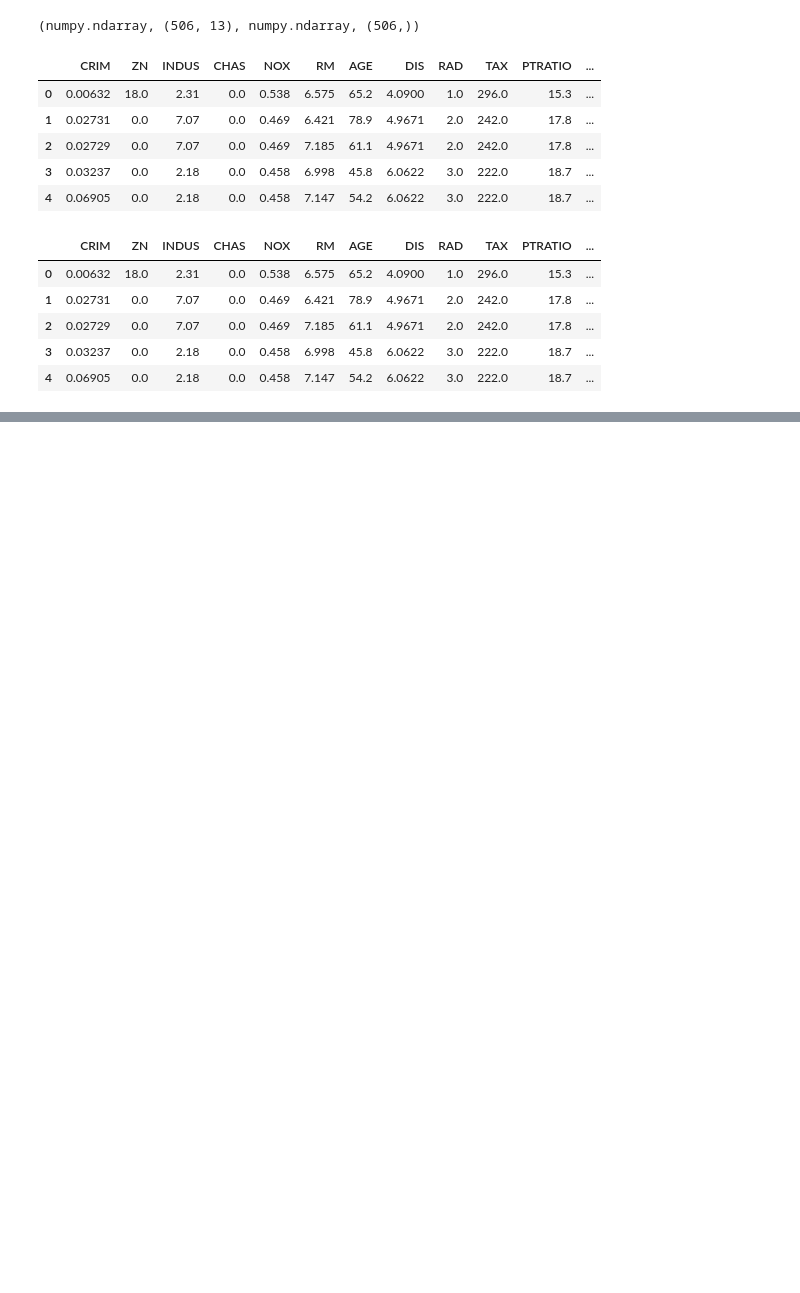
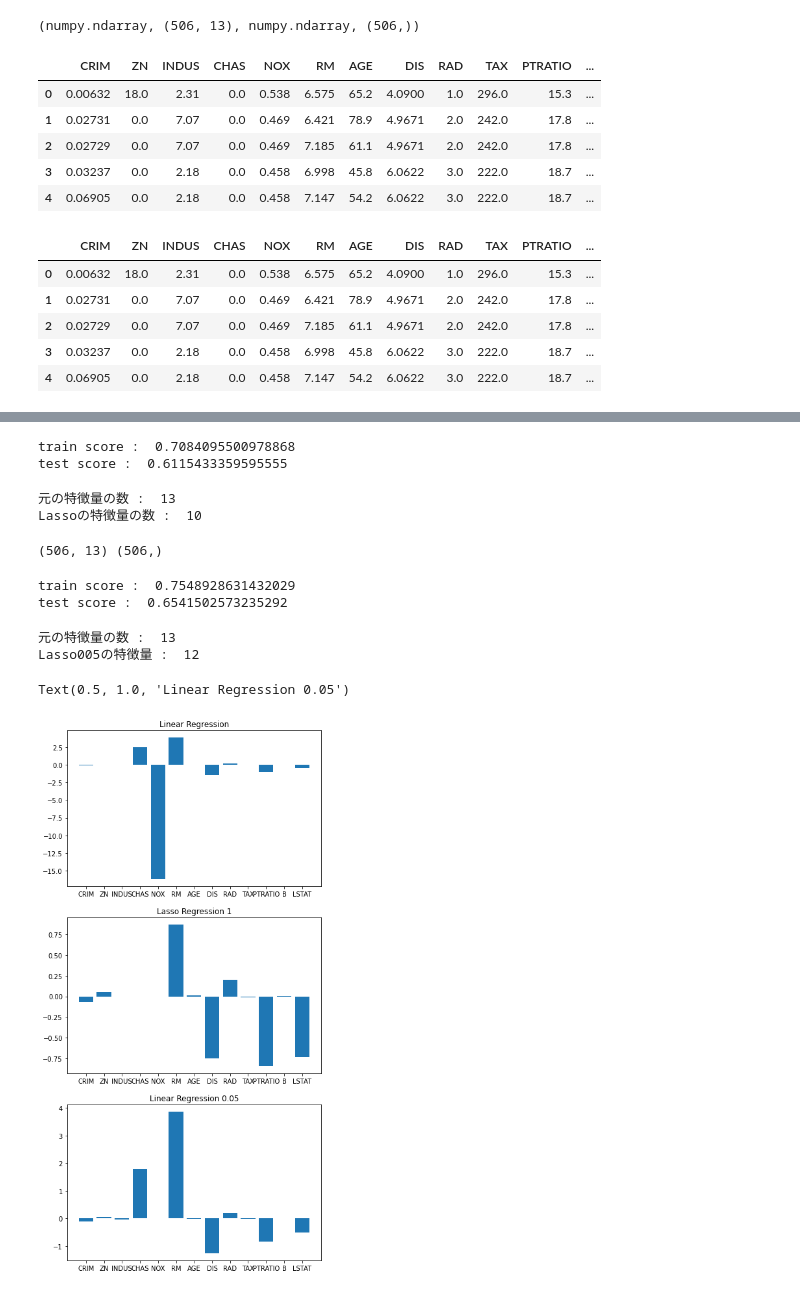
Before and after one commit to ash-coding/machine_learning, a Jupyter notebook: kikagaku/regression_with.ipynb, the cells around one changed output, grey strips where cells are left out. Saved outputs shown, nothing was run; the diff lists cells and outputs as text; code cells hidden in the pictures; blank space fills up the shorter version.

```diff
--- a/kikagaku/regression_with.ipynb
+++ b/kikagaku/regression_with.ipynb
@@ -43,0 +103,54 @@ df.head()
+# %%
+from sklearn.linear_model import Lasso
+lasso = Lasso(alpha = 1)
+# %%
+lasso.fit(x_train, t_train)
+print('train score : ', lasso.score(x_train, t_train))
+print('test score : ', lasso.score(x_test, t_test))
+# %% [output]
+train score :  0.7084095500978868
+test score :  0.6115433359595555
+# %%
+print('元の特徴量の数 : ', x.shape[1])
+print('Lassoの特徴量の数 : ', np.sum(lasso.coef_ != 0))
+# %% [output]
+元の特徴量の数 :  13
+Lassoの特徴量の数 :  10
+# %%
+print(x.shape, t.shape)
+# %% [output]
+(506, 13) (506,)
+# %%
+lasso_005 = Lasso(alpha = 0.05)
+lasso_005.fit(x_train, t_train)
+print('train score : ', lasso_005.score(x_train, t_train))
+print('test score : ', lasso_005.score(x_test, t_test))
+# %% [output]
+train score :  0.7548928631432029
+test score :  0.6541502573235292
+# %%
+print('元の特徴量の数 : ', x.shape[1])
+print('Lasso005の特徴量 : ', np.sum(lasso_005.coef_ != 0))
+# %% [output]
+元の特徴量の数 :  13
+Lasso005の特徴量 :  12
+# %%
+fig = plt.figure(figsize = (7, 15))
+
+# 重回帰分析
+ax1 = fig.add_subplot(3, 1, 1)
+ax1.bar(x = columns, height = model.coef_)
+ax1.set_title('Linear Regression')
+
+# lasso
+ax2 = fig.add_subplot(3, 1, 2)
+ax2.bar(x = columns, height = lasso.coef_)
+ax2.set_title('Lasso Regression 1')
+
+# lasso_005
+ax3 = fig.add_subplot(3, 1, 3)
+ax3.bar(x = columns, height = lasso_005.coef_)
+ax3.set_title('Linear Regression 0.05')
+# %% [output]
+Text(0.5, 1.0, 'Linear Regression 0.05')
+[figure, added]
```
Also changed, not shown: parts of 13 cells of this notebook, 1 other file.
